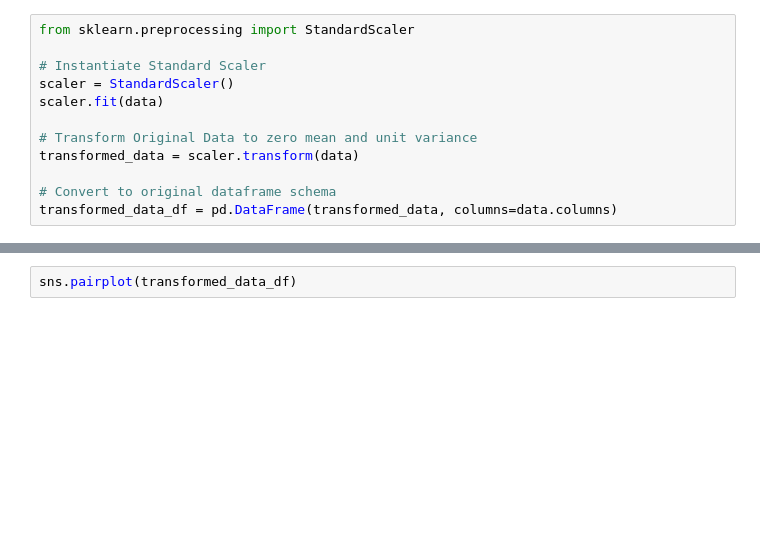
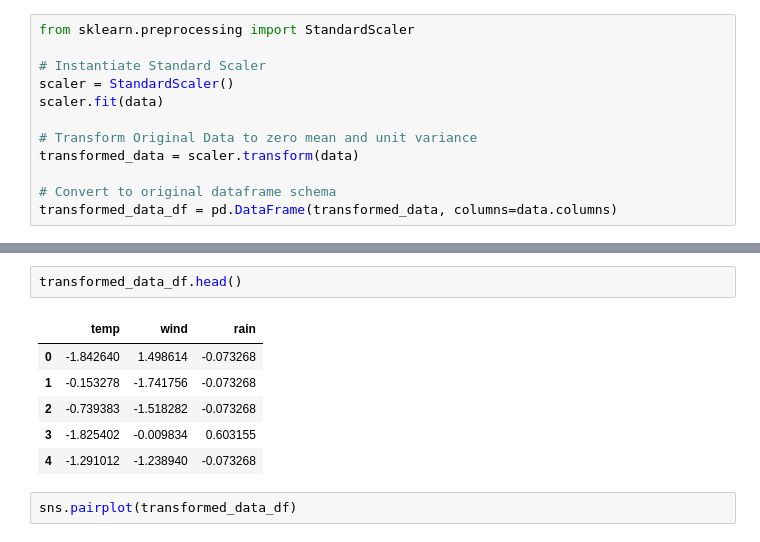
Before and after one commit to ogbinar/python_ml, a Jupyter notebook: notebooks/01_feature_engineering.ipynb, the cells around one changed output, grey strips where cells are left out. Drawn from its saved outputs; the diff is of its cells as text; blank space fills up the shorter version.

```diff
--- a/notebooks/01_feature_engineering.ipynb
+++ b/notebooks/01_feature_engineering.ipynb
@@ -68,3 +77,12 @@ transformed_data_df = pd.DataFrame(transformed_data, columns=data.columns)
+# %%
+transformed_data_df.head()
+# %% [output]
+|  | temp | wind | rain |
+| 0 | -1.842640 | 1.498614 | -0.073268 |
+| 1 | -0.153278 | -1.741756 | -0.073268 |
+| 2 | -0.739383 | -1.518282 | -0.073268 |
+| 3 | -1.825402 | -0.009834 | 0.603155 |
+| 4 | -1.291012 | -1.238940 | -0.073268 |
 # %%
 sns.pairplot(transformed_data_df)
 # %% [output]
```
Also changed, not shown: parts of 2 cells of this notebook, 1 other file.
